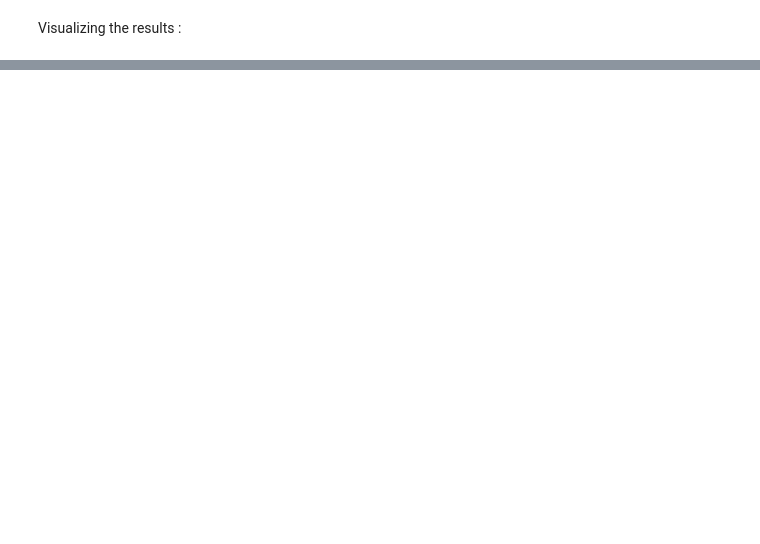
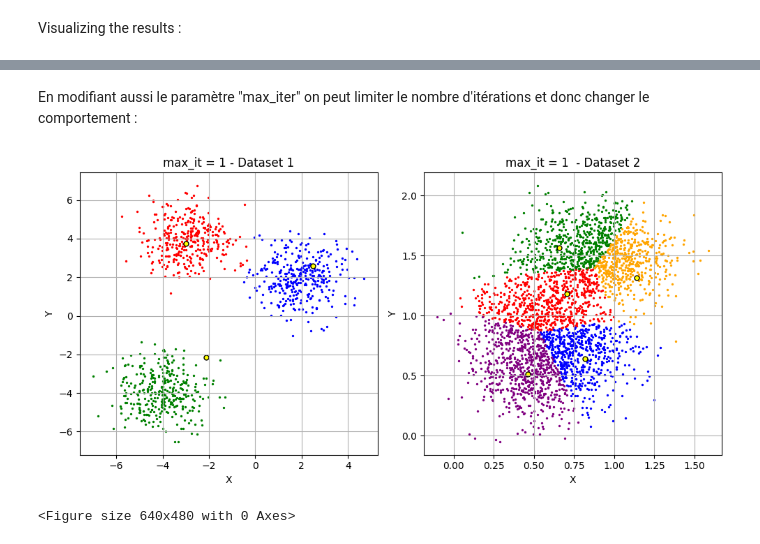
Before and after one commit to pleopleo6/FTP__ML, a Jupyter notebook: ML-PW-08-pellandini-gervasio-jaquet/ex4-clustering-pellandini-gervasio-jaquet.ipynb, the cells around one changed output, grey strips where cells are left out. Drawn from its saved outputs; the diff is of its cells as text; code cells hidden in the pictures; blank space fills up the shorter version.

```diff
--- a/ML-PW-08-pellandini-gervasio-jaquet/ex4-clustering-pellandini-gervasio-jaquet.ipynb
+++ b/ML-PW-08-pellandini-gervasio-jaquet/ex4-clustering-pellandini-gervasio-jaquet.ipynb
@@ -115,0 +163,22 @@ plt.show()
+# %% [markdown]
+En modifiant aussi le paramètre "max_iter" on peut limiter le nombre d'itérations et donc changer le comportement :
+# %%
+kmeans_max1 = KMeans(n_clusters=3, init="random", n_init=1, max_iter=1).fit(data1)
+kmeans_max2 = KMeans(n_clusters=5, init="random", n_init=1, max_iter=1).fit(data2)
+
+plt.figure(figsize=(10, 5))
+
+plt.subplot(1, 2, 1)
+plot_results(kmeans_max1, data1, "max_it = 1 - Dataset 1")
+plt.subplot(1, 2, 2)
+plot_results(kmeans_max2, data2, "max_it = 1  - Dataset 2")
+
+plt.tight_layout()
+plt.show()
+
+
+plt.tight_layout()
+plt.show()
+# %% [output]
+[figure, added]
+<Figure size 640x480 with 0 Axes>
```
Also changed, not shown: parts of 15 cells of this notebook.
